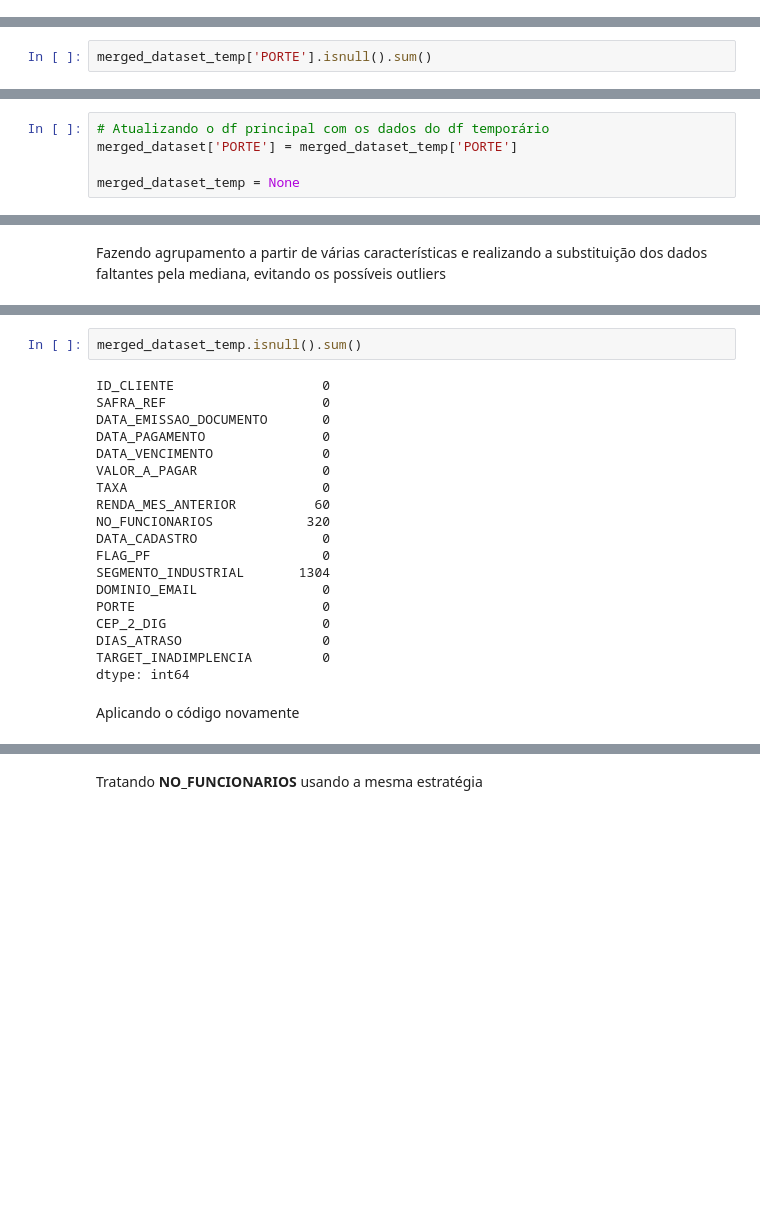
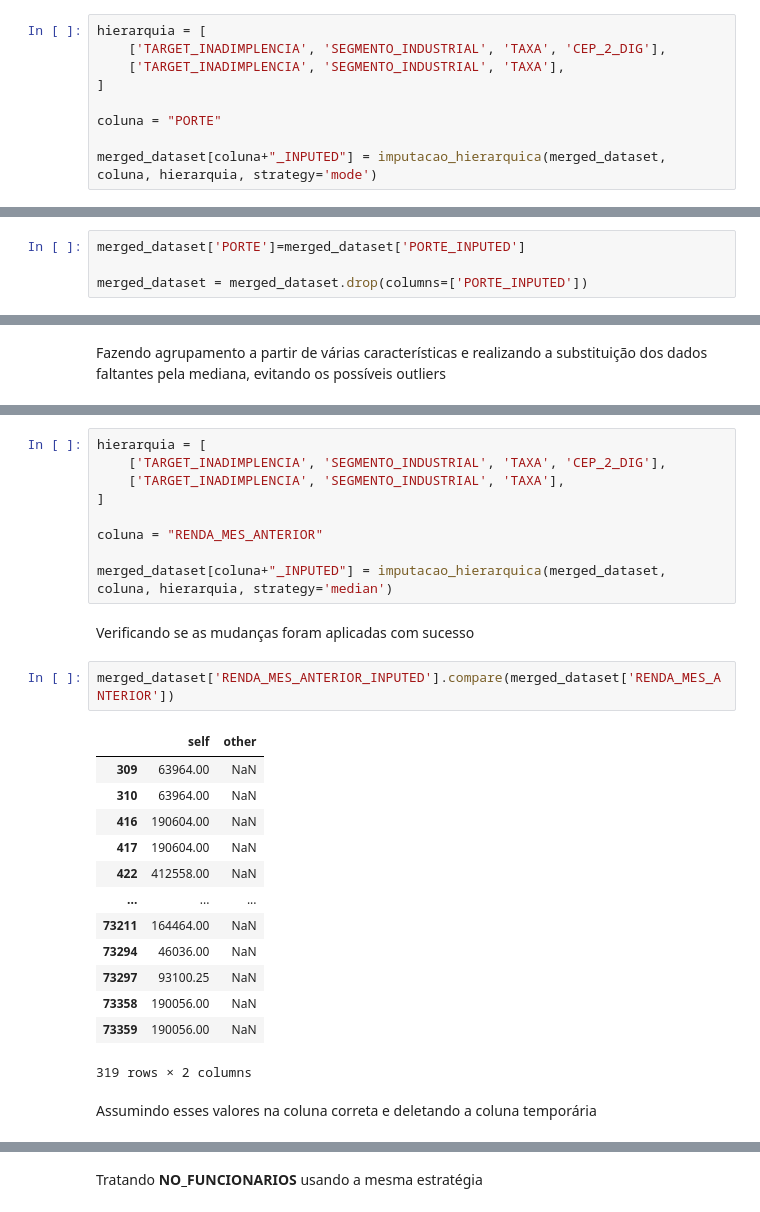
Before and after one commit to mmdes/default-risk-analysis, a Jupyter notebook: notebooks/exploratory_analysis.ipynb, the cells around one changed output, grey strips where cells are left out. Saved outputs shown, nothing was run; the diff lists cells and outputs as text; blank space fills up the shorter version.

```diff
--- a/notebooks/exploratory_analysis.ipynb
+++ b/notebooks/exploratory_analysis.ipynb
@@ -1538,0 +1570,9 @@ dtype: int64
+# %%
+hierarquia = [
+    ['TARGET_INADIMPLENCIA', 'SEGMENTO_INDUSTRIAL', 'TAXA', 'CEP_2_DIG'],
+    ['TARGET_INADIMPLENCIA', 'SEGMENTO_INDUSTRIAL', 'TAXA'],
+]
+
+coluna = "PORTE"
+
+merged_dataset[coluna+"_INPUTED"] = imputacao_hierarquica(merged_dataset, coluna, hierarquia, strategy='mode')
@@ -1631,2 +1599,4 @@ Todas os valores faltantes de **PORTE** forma imputados
 # %%
-merged_dataset_temp['PORTE'].isnull().sum()
+merged_dataset['PORTE']=merged_dataset['PORTE_INPUTED']
+
+merged_dataset = merged_dataset.drop(columns=['PORTE_INPUTED'])
@@ -1683,8 +1603,3 @@ dtype: int64
-# %%
-# Atualizando o df principal com os dados do df temporário
-merged_dataset['PORTE'] = merged_dataset_temp['PORTE']
-
-merged_dataset_temp = None
 # %% [markdown]
 Verificando a quantidade de valores da classe não inadimplente:
 # %%
@@ -1755,23 +1648,29 @@ merged_dataset_temp = (
-# %%
-merged_dataset_temp.isnull().sum()
-# %% [output]
-ID_CLIENTE                   0
-SAFRA_REF                    0
-DATA_EMISSAO_DOCUMENTO       0
-DATA_PAGAMENTO               0
-DATA_VENCIMENTO              0
-VALOR_A_PAGAR                0
-TAXA                         0
-RENDA_MES_ANTERIOR          60
-NO_FUNCIONARIOS            320
-DATA_CADASTRO                0
-FLAG_PF                      0
-SEGMENTO_INDUSTRIAL       1304
-DOMINIO_EMAIL                0
-PORTE                        0
-CEP_2_DIG                    0
-DIAS_ATRASO                  0
-TARGET_INADIMPLENCIA         0
-dtype: int64
+# %%
+hierarquia = [
+    ['TARGET_INADIMPLENCIA', 'SEGMENTO_INDUSTRIAL', 'TAXA', 'CEP_2_DIG'],
+    ['TARGET_INADIMPLENCIA', 'SEGMENTO_INDUSTRIAL', 'TAXA'],
+]
+
+coluna = "RENDA_MES_ANTERIOR"
+
+merged_dataset[coluna+"_INPUTED"] = imputacao_hierarquica(merged_dataset, coluna, hierarquia, strategy='median')
+# %% [markdown]
+Verificando se as mudanças foram aplicadas com sucesso
+# %%
+merged_dataset['RENDA_MES_ANTERIOR_INPUTED'].compare(merged_dataset['RENDA_MES_ANTERIOR'])
+# %% [output]
+|  | self | other |
+| 309 | 63964.00 | NaN |
+| 310 | 63964.00 | NaN |
+| 416 | 190604.00 | NaN |
+| 417 | 190604.00 | NaN |
+| 422 | 412558.00 | NaN |
+| ... | ... | ... |
+| 73211 | 164464.00 | NaN |
+| 73294 | 46036.00 | NaN |
+| 73297 | 93100.25 | NaN |
+| 73358 | 190056.00 | NaN |
+| 73359 | 190056.00 | NaN |
+319 rows × 2 columns
 # %% [markdown]
-Aplicando o código novamente
+Assumindo esses valores na coluna correta e deletando a coluna temporária
```
Also changed, not shown: parts of 71 cells of this notebook, 4 other files.
